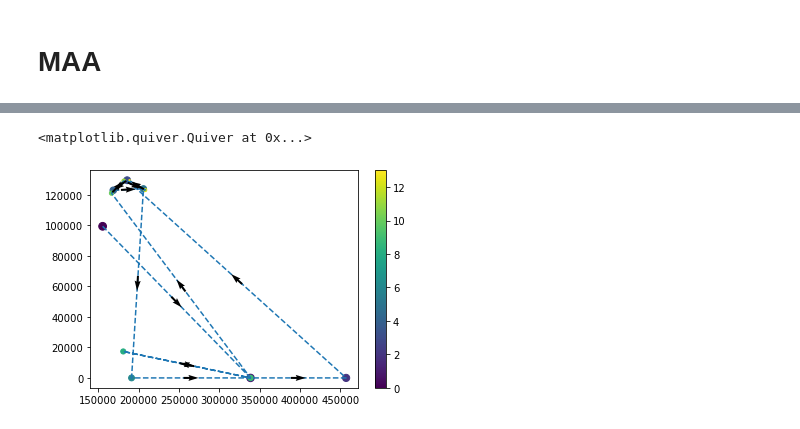
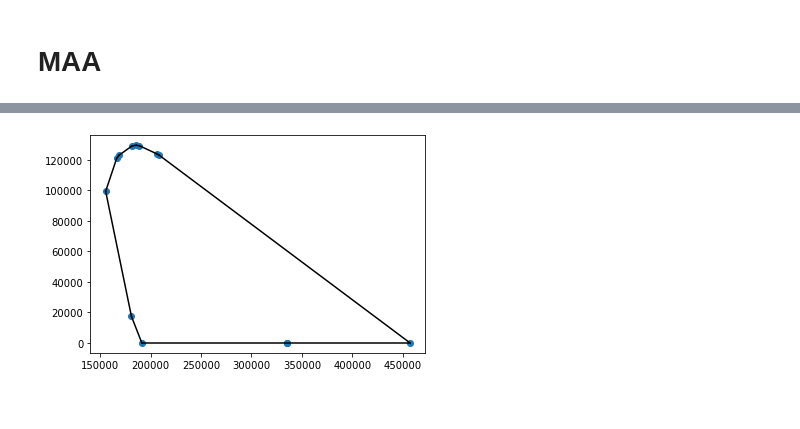
Before and after one commit to TheReal-Andrew/Pre_project, a Jupyter notebook: MAA/MAA_nov_2022/notebooks/MAA_test.ipynb, the cells around one changed output, grey strips where cells are left out. Cells and saved outputs as stored; diff of their text form; code cells hidden in the pictures.

```diff
--- a/MAA/MAA_nov_2022/notebooks/MAA_test.ipynb
+++ b/MAA/MAA_nov_2022/notebooks/MAA_test.ipynb
@@ -340,23 +365,14 @@ for simplex in hull.simplices:
-# %%
-# -- Plot lines between points --
-plt.plot(solutions[:,0], solutions[:,1], '--')
-
-# -- Plot index at points --
-#for i in range(solutions.shape[0]):
-#    plt.text(solutions[i,0], solutions[i,1], str(i))
-
-# -- Plot points with colors and scaling --
-s = np.linspace(60, 5, len(solutions))
-plt.scatter(solutions[:,0],solutions[:,1], c = np.arange(0, len(solutions)), s=s)
-plt.colorbar()
-
-# -- Plot arrows showing direction between points --
-u = np.diff(solutions[:,0])
-v = np.diff(solutions[:,1])
-pos_x = solutions[:,0][:-1] + u/2
-pos_y = solutions[:,1][:-1] + v/2
-norm = np.sqrt(u**2+v**2)
-plt.quiver(pos_x, pos_y, u/norm, v/norm, angles="xy", zorder=5, pivot="mid")
-# %% [output]
-<matplotlib.quiver.Quiver at 0x...>
-[figure, removed]
+# %%
+%matplotlib inline
+import matplotlib.pyplot as plt
+
+Hull = ConvexHull(solutions)
+
+plt.figure()
+plt.plot(solutions[:,0], solutions[:,1], 'o')
+
+for simplex in hull.simplices:
+
+    plt.plot(solutions[simplex, 0], solutions[simplex, 1], 'k-')
+# %% [output]
+[figure, added]
```
Also changed, not shown: parts of 11 cells of this notebook, 5 other files.
